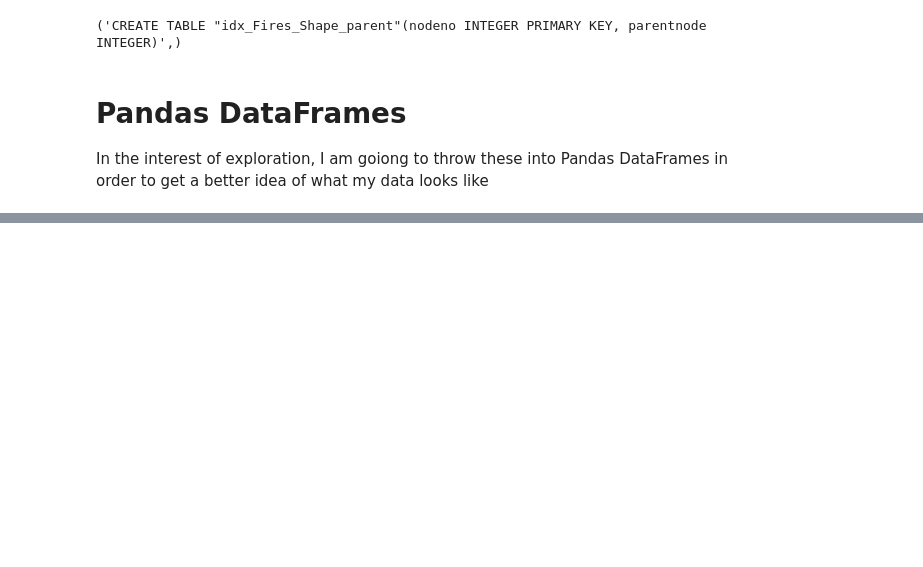
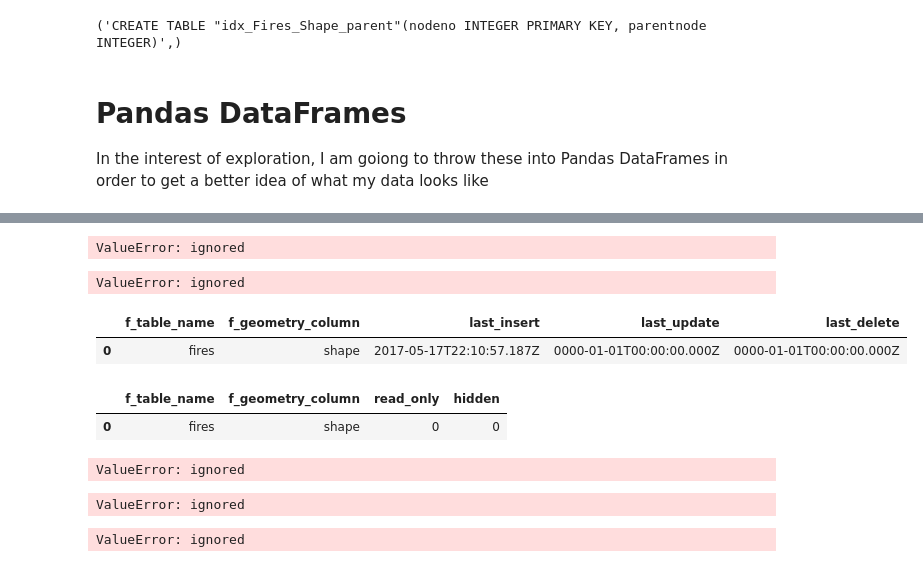
Before and after one commit to kjsampler/Wildfire-Data, a Jupyter notebook: WildFire_Data_Exploration_(Colab).ipynb, the cells around one changed output, grey strips where cells are left out. Saved outputs shown, nothing was run; the diff lists cells and outputs as text; code cells hidden in the pictures; blank space fills up the shorter version.

```diff
--- a/WildFire_Data_Exploration_(Colab).ipynb
+++ b/WildFire_Data_Exploration_(Colab).ipynb
@@ -351,0 +443,58 @@ spatial_ref_sys_df.head()
+# %%
+c.execute("""SELECT *
+               FROM geometry_columns_field_infos;""")
+geometry_columns_field_infos_df = pd.DataFrame(c.fetchall())
+geometry_columns_field_infos_df.columns = [x[0] for x in c.description]
+geometry_columns_field_infos_df.head()
+# %% [output]
+ValueError: ignored
+# %%
+c.execute("""SELECT *
+               FROM virts_geometry_columns_field_infos;""")
+virts_geometry_columns_field_infos_df = pd.DataFrame(c.fetchall())
+virts_geometry_columns_field_infos_df.columns = [x[0] for x in c.description]
+virts_geometry_columns_field_infos_df.head()
+# %% [output]
+ValueError: ignored
+# %%
+c.execute("""SELECT *
+               FROM geometry_columns_time;""")
+geometry_columns_time_df = pd.DataFrame(c.fetchall())
+geometry_columns_time_df.columns = [x[0] for x in c.description]
+geometry_columns_time_df.head()
+# %% [output]
+|  | f_table_name | f_geometry_column | last_insert | last_update | last_delete |
+| 0 | fires | shape | 2017-05-17T22:10:57.187Z | 0000-01-01T00:00:00.000Z | 0000-01-01T00:00:00.000Z |
+# %%
+c.execute("""SELECT *
+               FROM geometry_columns_auth;""")
+geometry_columns_auth_df = pd.DataFrame(c.fetchall())
+geometry_columns_auth_df.columns = [x[0] for x in c.description]
+geometry_columns_auth_df.head()
+# %% [output]
+|  | f_table_name | f_geometry_column | read_only | hidden |
+| 0 | fires | shape | 0 | 0 |
+# %%
+c.execute("""SELECT *
+               FROM views_geometry_columns_auth;""")
+views_geometry_columns_auth_df = pd.DataFrame(c.fetchall())
+views_geometry_columns_auth_df.columns = [x[0] for x in c.description]
+views_geometry_columns_auth_df.head()
+# %% [output]
+ValueError: ignored
+# %%
+c.execute("""SELECT *
+               FROM virts_geometry_columns_auth;""")
+virts_geometry_columns_auth_df = pd.DataFrame(c.fetchall())
+virts_geometry_columns_auth_df.columns = [x[0] for x in c.description]
+virts_geometry_columns_auth_df.head()
+# %% [output]
+ValueError: ignored
+# %%
+c.execute("""SELECT *
+               FROM sql_statements_log;""")
+sql_statements_log_df = pd.DataFrame(c.fetchall())
+sql_statements_log_df.columns = [x[0] for x in c.description]
+sql_statements_log_df.head()
+# %% [output]
+ValueError: ignored
```
Also changed, not shown: parts of 9 cells of this notebook.
